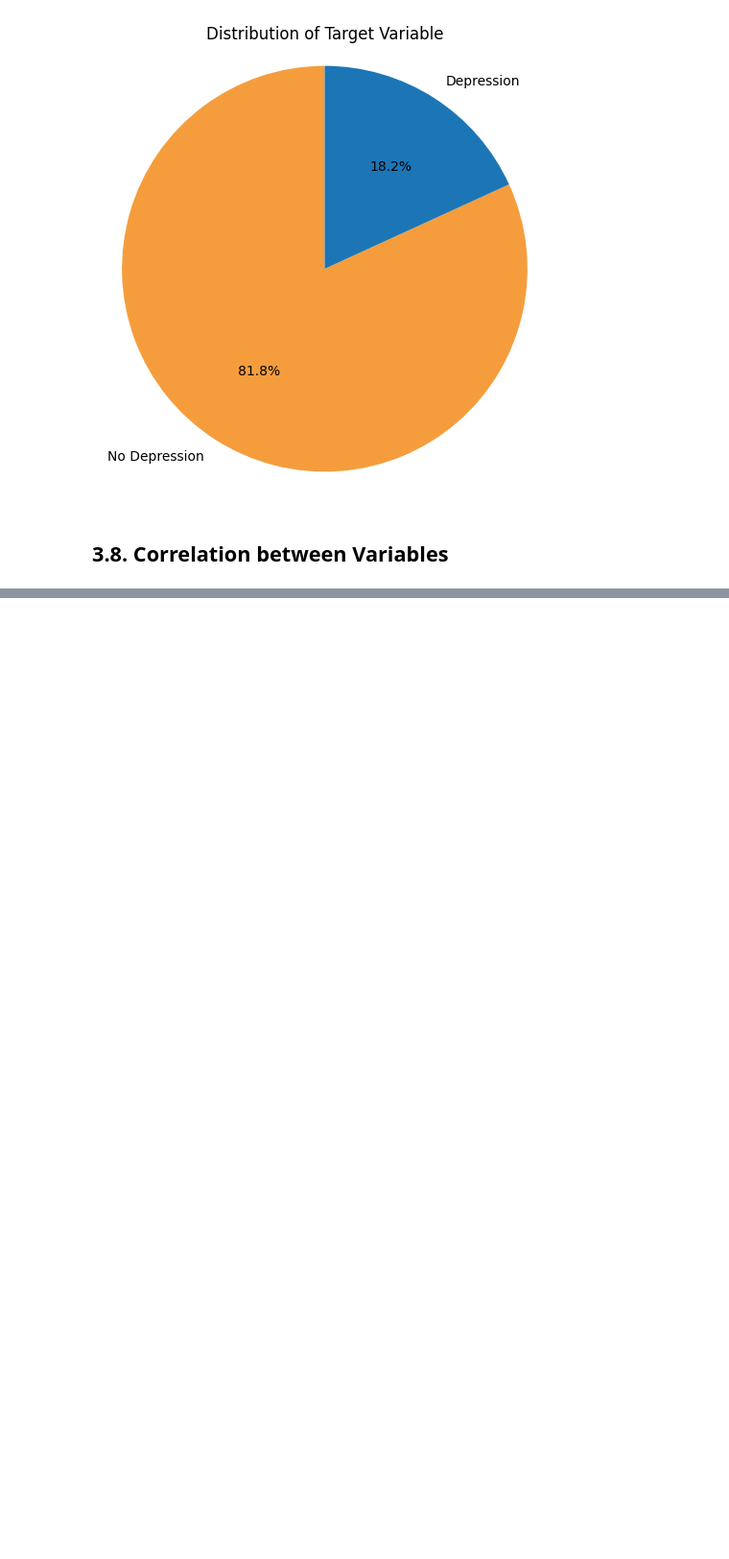
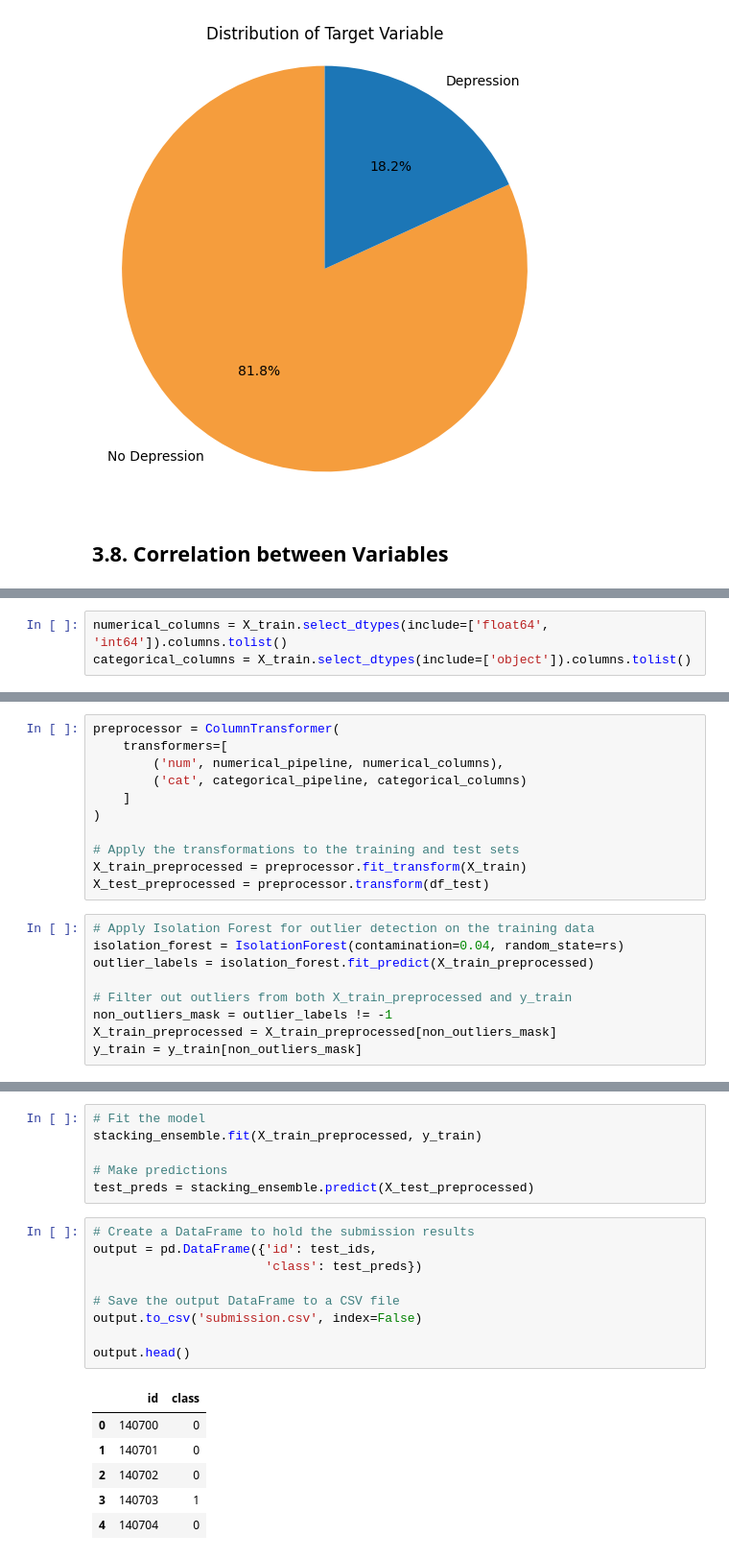
Before and after one commit to sun9huni/first-repository, a Jupyter notebook: 0530_Mental_Health_Dataton_1.ipynb, the cells around one changed output, grey strips where cells are left out. Shown at 96% size. Drawn from its saved outputs; the diff is of its cells as text; blank space fills up the shorter version.

```diff
--- a/0530_Mental_Health_Dataton_1.ipynb
+++ b/0530_Mental_Health_Dataton_1.ipynb
@@ -496,0 +509,3 @@ fig.show()
+# %%
+numerical_columns = X_train.select_dtypes(include=['float64', 'int64']).columns.tolist()
+categorical_columns = X_train.select_dtypes(include=['object']).columns.tolist()
@@ -496,0 +523,20 @@ fig.show()
+# %%
+preprocessor = ColumnTransformer(
+    transformers=[
+        ('num', numerical_pipeline, numerical_columns),
+        ('cat', categorical_pipeline, categorical_columns)
+    ]
+)
+
+# Apply the transformations to the training and test sets
+X_train_preprocessed = preprocessor.fit_transform(X_train)
+X_test_preprocessed = preprocessor.transform(df_test)
+# %%
+# Apply Isolation Forest for outlier detection on the training data
+isolation_forest = IsolationForest(contamination=0.04, random_state=rs)
+outlier_labels = isolation_forest.fit_predict(X_train_preprocessed)
+
+# Filter out outliers from both X_train_preprocessed and y_train
+non_outliers_mask = outlier_labels != -1
+X_train_preprocessed = X_train_preprocessed[non_outliers_mask]
+y_train = y_train[non_outliers_mask]
@@ -496,0 +884,22 @@ fig.show()
+# %%
+# Fit the model
+stacking_ensemble.fit(X_train_preprocessed, y_train)
+
+# Make predictions
+test_preds = stacking_ensemble.predict(X_test_preprocessed)
+# %%
+# Create a DataFrame to hold the submission results
+output = pd.DataFrame({'id': test_ids,
+                       'class': test_preds})
+
+# Save the output DataFrame to a CSV file
+output.to_csv('submission.csv', index=False)
+
+output.head()
+# %% [output]
+|  | id | class |
+| 0 | 140700 | 0 |
+| 1 | 140701 | 0 |
+| 2 | 140702 | 0 |
+| 3 | 140703 | 1 |
+| 4 | 140704 | 0 |
```
Also changed, not shown: parts of 12 cells of this notebook.
